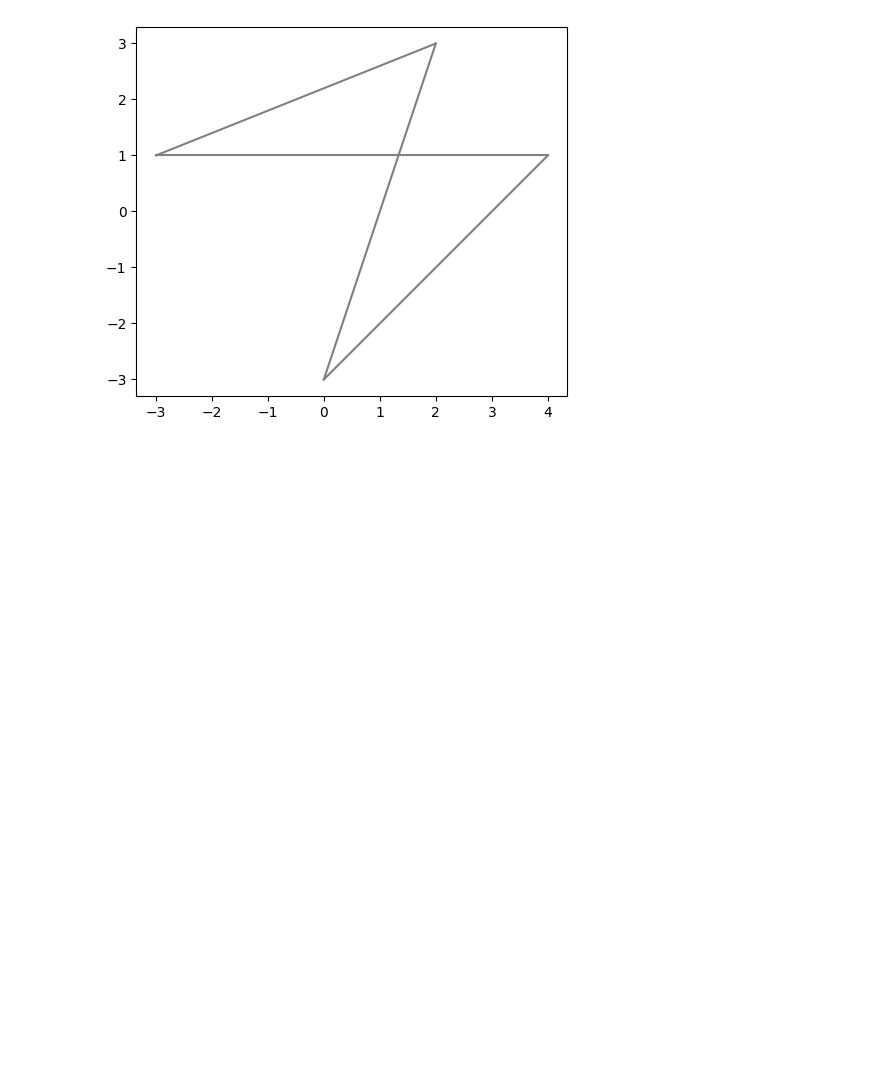
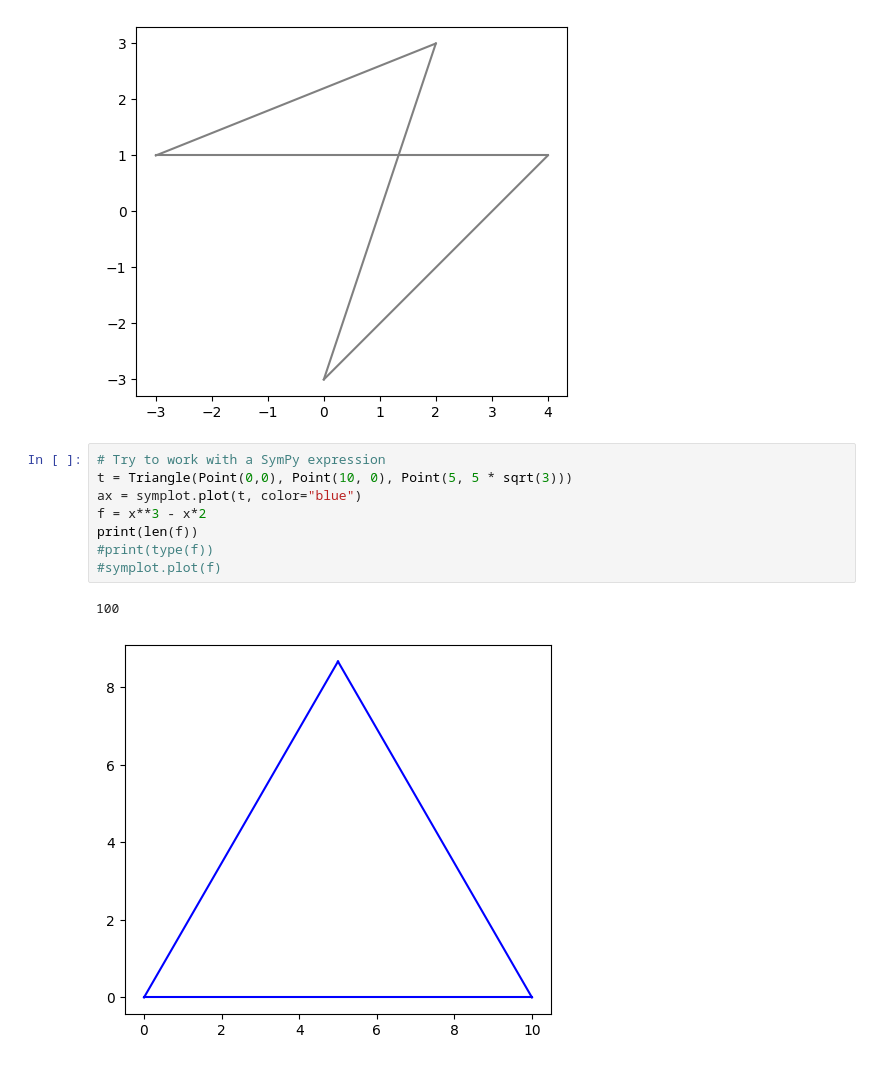
Before and after one commit to CodeSolid/symplot, a Jupyter notebook: TestSymplot.ipynb, the cells around one changed output. Drawn from its saved outputs; the diff is of its cells as text; blank space fills up the shorter version.

```diff
--- a/TestSymplot.ipynb
+++ b/TestSymplot.ipynb
@@ -71,3 +71,14 @@ symplot.plot(t, color="gray")
 # %% [output]
 <Axes: >
 [figure]
+# %%
+# Try to work with a SymPy expression
+t = Triangle(Point(0,0), Point(10, 0), Point(5, 5 * sqrt(3)))
+ax = symplot.plot(t, color="blue")
+f = x**3 - x*2
+print(len(f))
+#print(type(f))
+#symplot.plot(f)
+# %% [output]
+100
+[figure, added]
```
Also changed, not shown: parts of 2 cells of this notebook, 1 other file.
